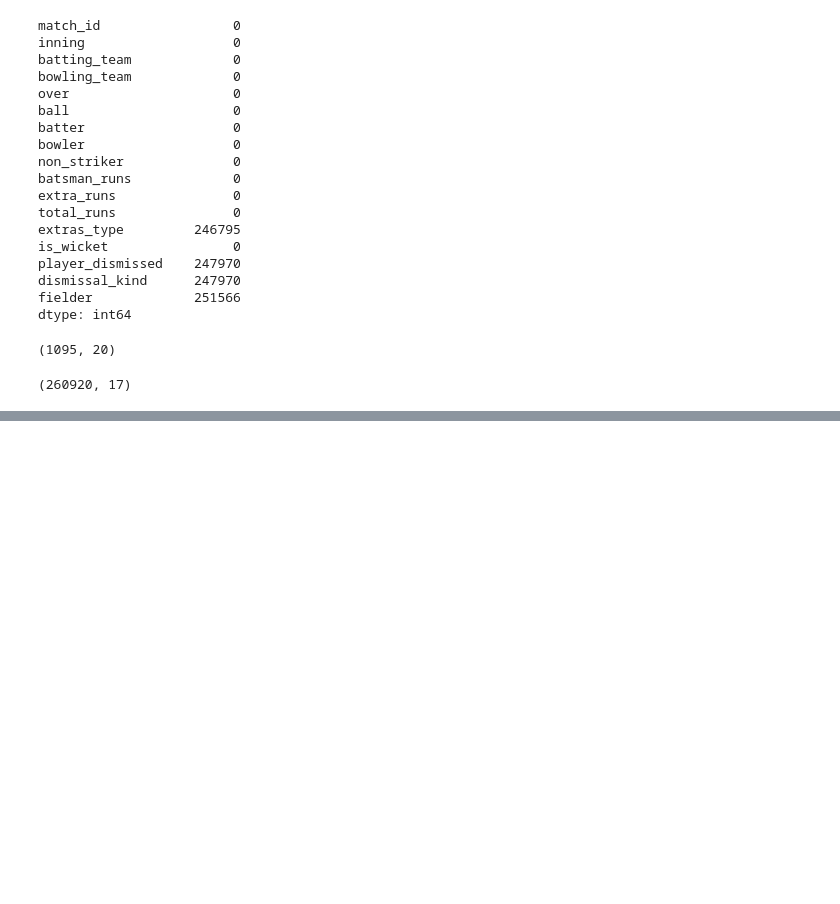
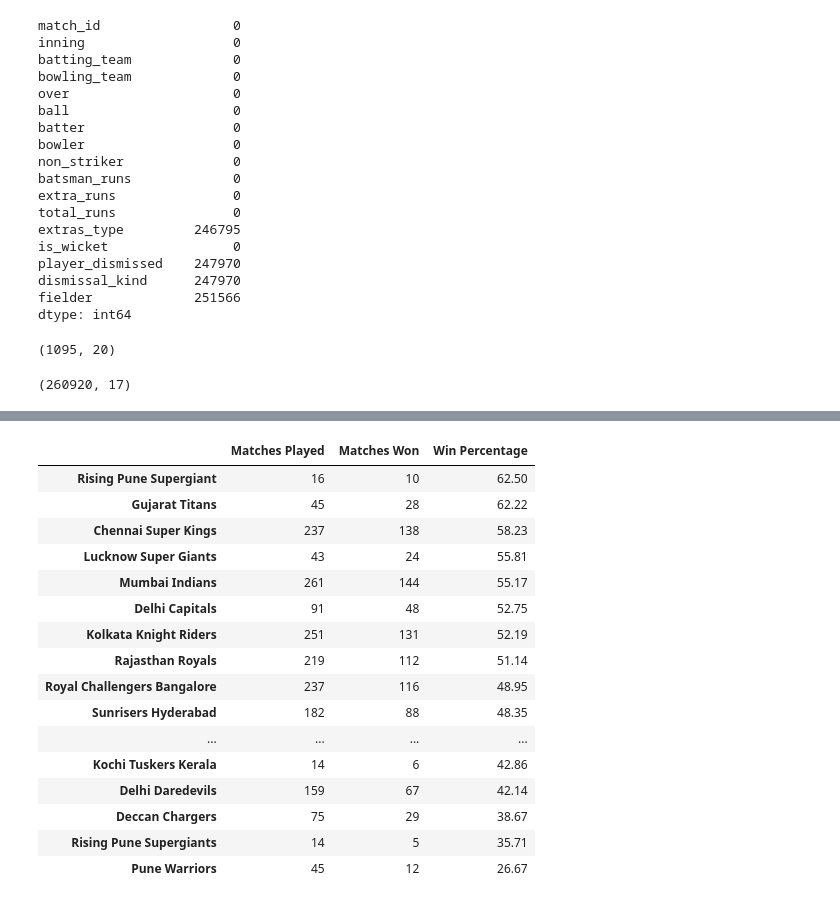
Before and after one commit to RonitKumar145/IPL-Analytics-Pipeline, a Jupyter notebook: notebooks/01_data_understanding.ipynb, the cells around one changed output, grey strips where cells are left out. Saved outputs shown, nothing was run; the diff lists cells and outputs as text; code cells hidden in the pictures; blank space fills up the shorter version.

```diff
--- a/notebooks/01_data_understanding.ipynb
+++ b/notebooks/01_data_understanding.ipynb
@@ -132,0 +197,5 @@ deliveries.shape
+# %%
+matches = standardize_column_names(matches)
+deliveries = standardize_column_names(deliveries)
+
+print(matches.columns)
@@ -132,0 +214,2 @@ deliveries.shape
+# %%
+matches = convert_dates(matches)
@@ -132,0 +236,2 @@ deliveries.shape
+# %%
+matches = extract_year(matches)
@@ -132,0 +248,2 @@ deliveries.shape
+# %%
+matches = fill_missing_city(matches)
@@ -132,0 +281,22 @@ deliveries.shape
+# %%
+team_stats = team_win_percentage(matches)
+
+team_stats
+# %% [output]
+|  | Matches Played | Matches Won | Win Percentage |
+| Rising Pune Supergiant | 16 | 10 | 62.50 |
+| Gujarat Titans | 45 | 28 | 62.22 |
+| Chennai Super Kings | 237 | 138 | 58.23 |
+| Lucknow Super Giants | 43 | 24 | 55.81 |
+| Mumbai Indians | 261 | 144 | 55.17 |
+| Delhi Capitals | 91 | 48 | 52.75 |
+| Kolkata Knight Riders | 251 | 131 | 52.19 |
+| Rajasthan Royals | 219 | 112 | 51.14 |
+| Royal Challengers Bangalore | 237 | 116 | 48.95 |
+| Sunrisers Hyderabad | 182 | 88 | 48.35 |
+| ... | ... | ... | ... |
+| Kochi Tuskers Kerala | 14 | 6 | 42.86 |
+| Delhi Daredevils | 159 | 67 | 42.14 |
+| Deccan Chargers | 75 | 29 | 38.67 |
+| Rising Pune Supergiants | 14 | 5 | 35.71 |
+| Pune Warriors | 45 | 12 | 26.67 |
```
Also changed, not shown: parts of 27 cells of this notebook, 9 other files.
